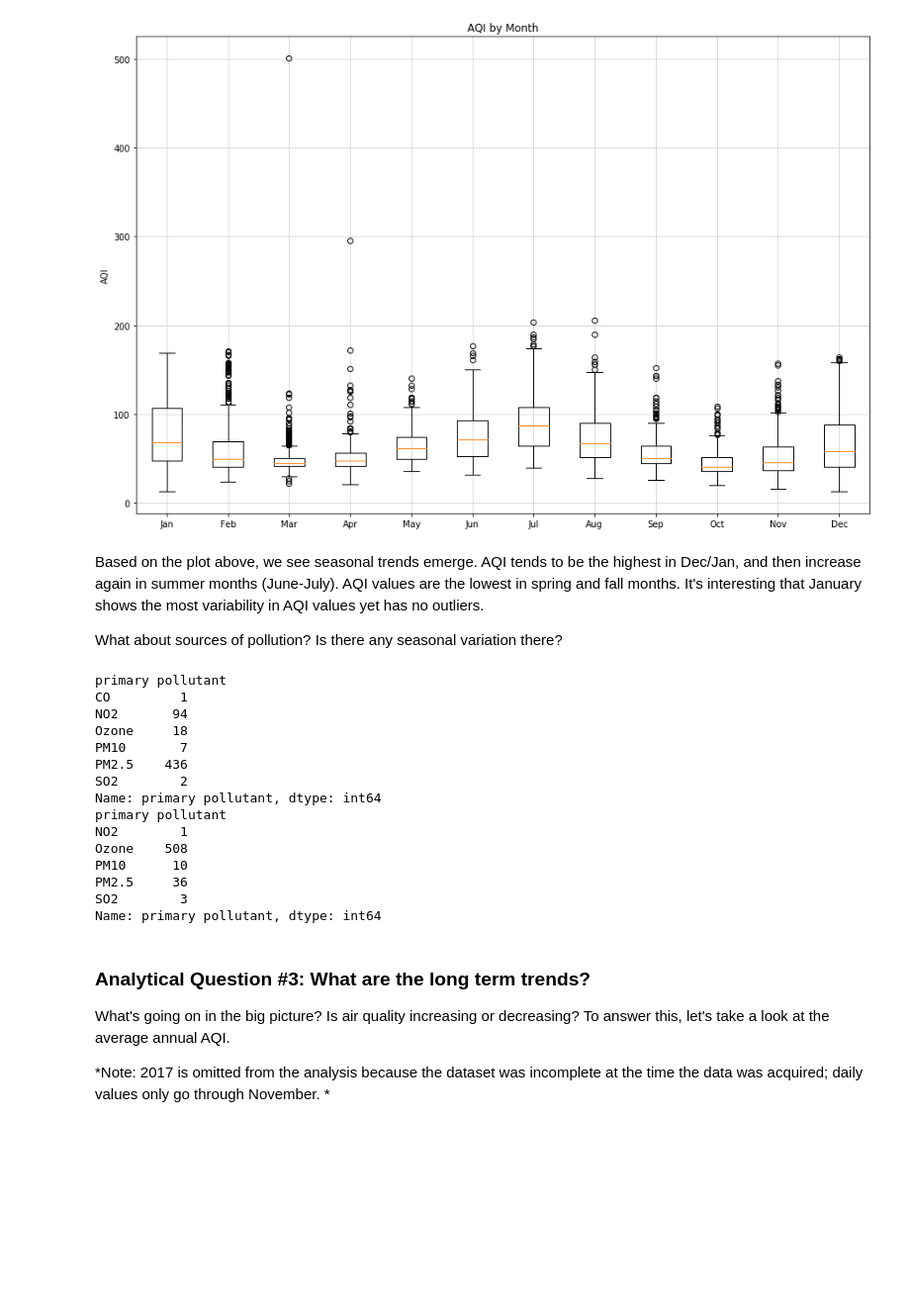
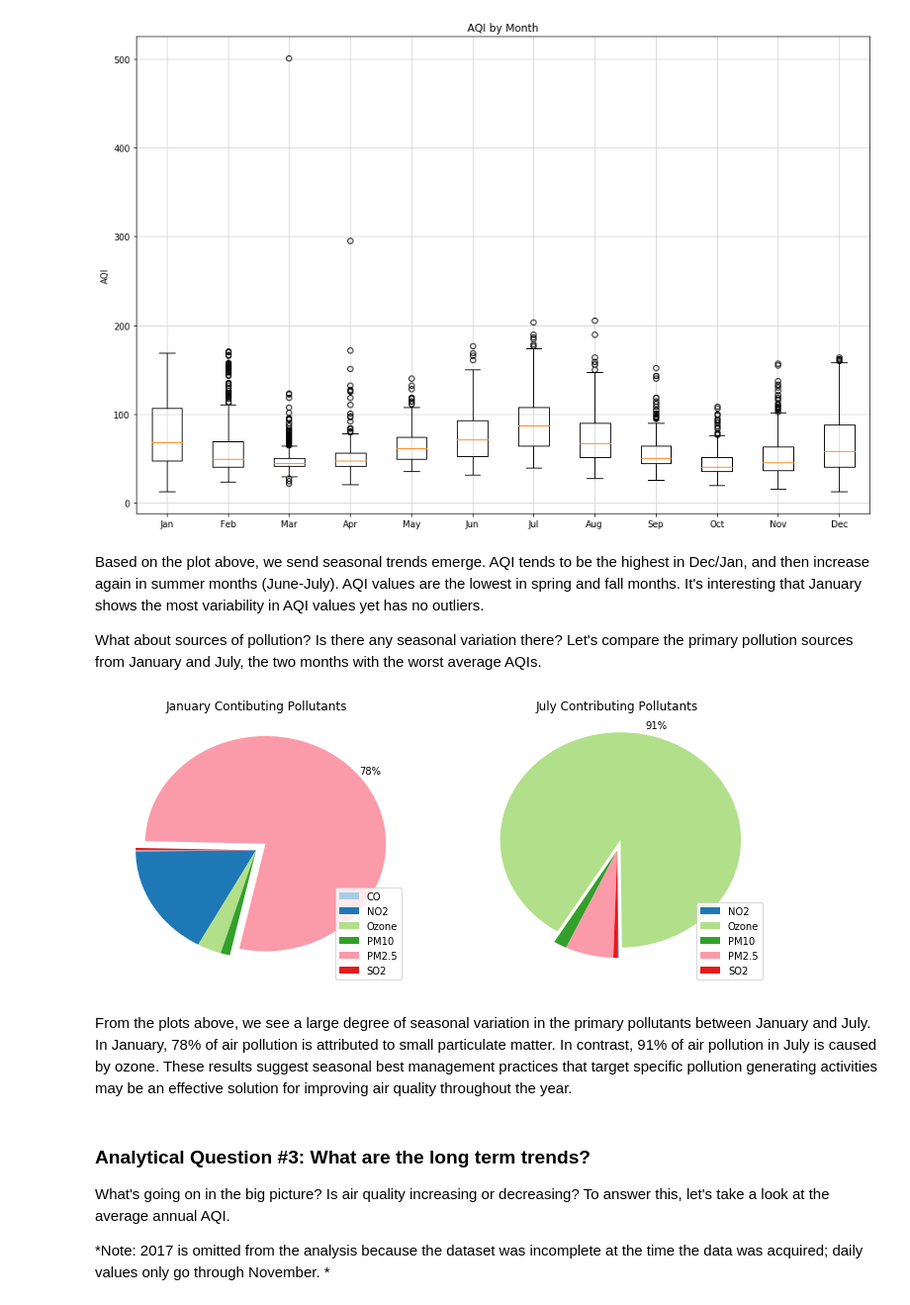
Before and after one commit to missytracy/Thinkful-Bootcamp-Prep-Course, a Jupyter notebook: PrepCapstone_SLC_Air.ipynb, the cells around one changed output. Shown at 99% size. Cells and saved outputs as stored; diff of their text form; code cells hidden in the pictures; blank space fills up the shorter version.

```diff
--- a/PrepCapstone_SLC_Air.ipynb
+++ b/PrepCapstone_SLC_Air.ipynb
@@ -206,30 +208,47 @@ plt.show()
 # %% [output]
 [figure]
 # %% [markdown]
-Based on the plot above, we see seasonal trends emerge.  AQI tends to be the highest in Dec/Jan, and then increase again in summer months (June-July).  AQI values are the lowest in spring and fall months.  It's interesting that January shows the most variability in AQI values yet has no outliers.
+Based on the plot above, we send seasonal trends emerge.  AQI tends to be the highest in Dec/Jan, and then increase again in summer months (June-July).  AQI values are the lowest in spring and fall months.  It's interesting that January shows the most variability in AQI values yet has no outliers.
 
-What about sources of pollution?  Is there any seasonal variation there?
+What about sources of pollution?  Is there any seasonal variation there?  Let's compare the primary pollution sources from January and July, the two months with the worst average AQIs.
-# %%
-### How do I create stacked bar graph by month showing breakdown of pollutant types?
-
-print(jan['primary pollutant'].groupby(jan['primary pollutant']).count())
-print(jul['primary pollutant'].groupby(jul['primary pollutant']).count())
-# %% [output]
-primary pollutant
-CO         1
-NO2       94
-Ozone     18
-PM10       7
-PM2.5    436
-SO2        2
-Name: primary pollutant, dtype: int64
-primary pollutant
-NO2        1
-Ozone    508
-PM10      10
-PM2.5     36
-SO2        3
-Name: primary pollutant, dtype: int64
+# %%
+#Group by and count pollutant type for January and July data
+jan_pollution = jan['primary pollutant'].groupby(jan['primary pollutant']).count()
+jul_pollution = jul['primary pollutant'].groupby(jul['primary pollutant']).count()
+
+#January labels
+jan_labels = ['CO', 'NO2', 'Ozone', 'PM10', 'PM2.5', 'SO2']
+jan_colors = ['#a6cee3', '#1f78b6', '#b2df8a', '#33a02c', '#fb9aa9', '#e31a1c']
+
+#Create labels to use for July pie chart - not all pollutant types represented...missing CO.  Force color scheme to be
+#consistent across different months.
+jul_labels = ['NO2', 'Ozone', 'PM10', 'PM2.5', 'SO2']
+jul_colors = ['#1f78b6', '#b2df8a', '#33a02c', '#fb9aa9', '#e31a1c']
+
+#specify plot layout
+plt.figure(figsize=(12,5))
+
+#create custom label for slices > 50%.  Else return blank.
+def my_autopct(pct):
+    return ('%.0f%%' % pct) if pct > 50 else ''
+
+#left subplot for January data.  Explode largest pollutant PM2.5
+plt.subplot(1, 2, 1)
+plt.pie(jan_pollution, startangle=180, colors=jan_colors, autopct=my_autopct, pctdistance=1.1, explode=(0, 0, 0, 0, 0.1, 0))
+plt.legend(jan_labels, loc='lower right')
+plt.title('January Contibuting Pollutants', size=12)
+
+#right subplot for July data.  Explode largest pollutant ozone
+plt.subplot(1, 2, 2)
+plt.pie(jul_pollution, startangle=270, colors=jul_colors, autopct=my_autopct, pctdistance=1.1, explode=(0, 0.1, 0, 0, 0))
+plt.legend(jul_labels, loc='lower right')
+plt.title('July Contributing Pollutants', size=12)
+
+plt.show()
+# %% [output]
+[figure, added]
+# %% [markdown]
+From the plots above, we see a large degree of seasonal variation in the primary pollutants between January and July.  In January, 78% of air pollution is attributed to small particulate matter.  In contrast, 91% of air pollution in July is caused by ozone. These results suggest seasonal best management practices that target specific pollution generating activities may be an effective solution for improving air quality throughout the year.
 # %% [markdown]
 ### Analytical Question #3:  What are the long term trends?
 
```
Also changed, not shown: parts of 9 cells of this notebook.
